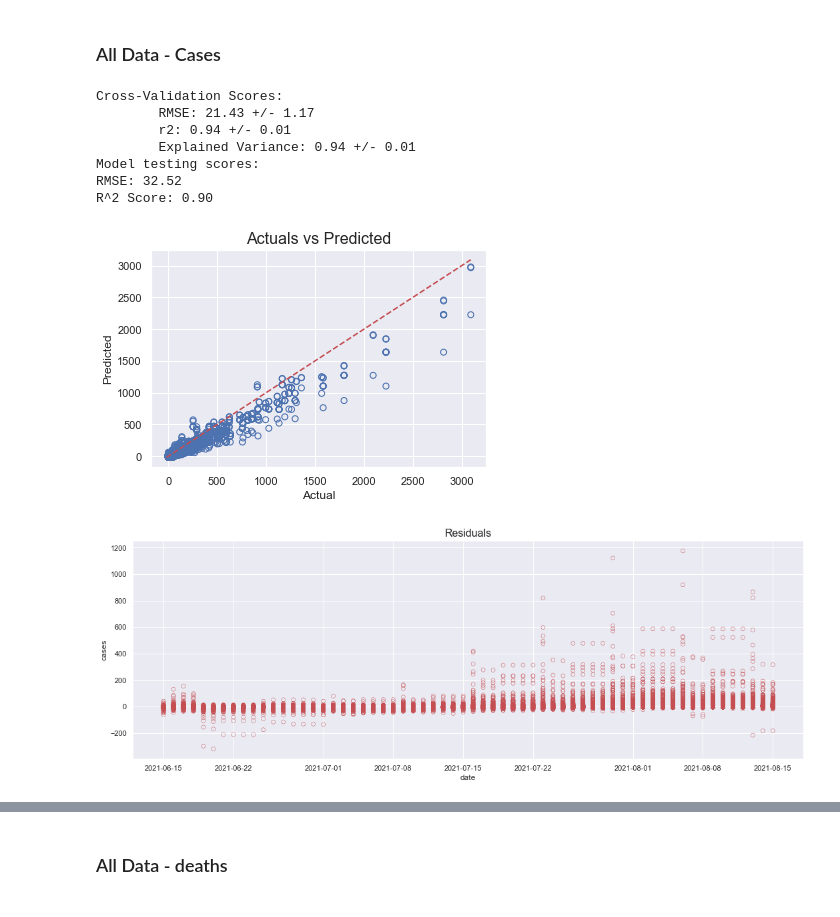
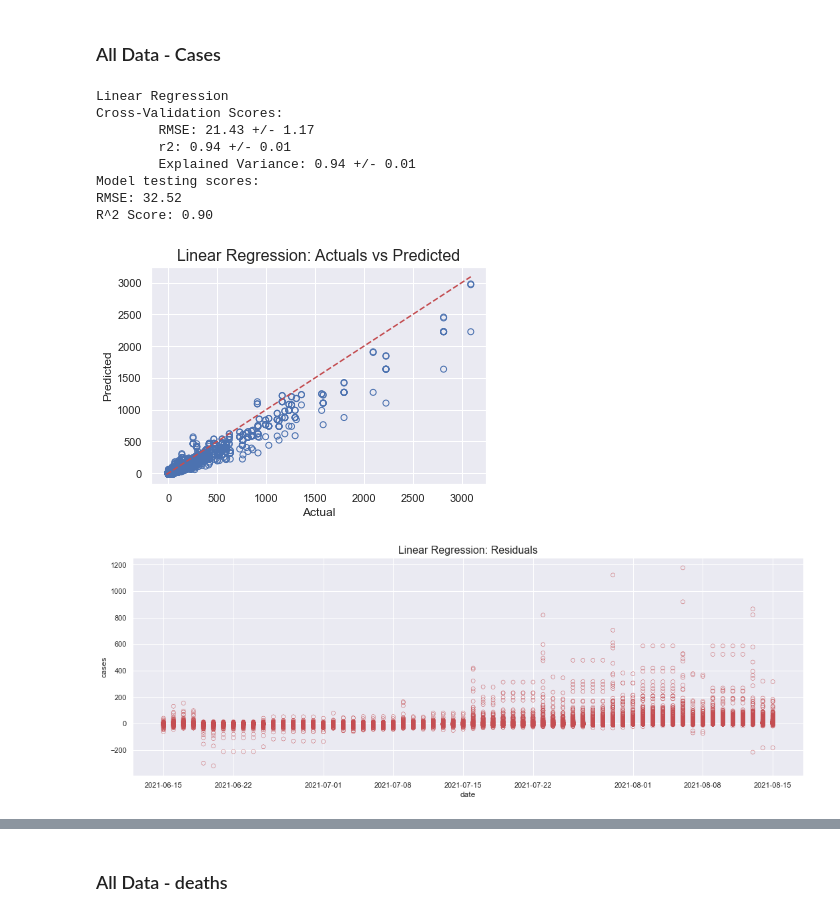
Before and after one commit to ehmartens/cs5644-project, a Jupyter notebook: Modeling Notebook.ipynb, the cells around one changed output, grey strips where cells are left out. Cells and saved outputs as stored; diff of their text form; code cells hidden in the pictures.

Commit message:
Updating modeling notebook

```diff
--- a/Modeling Notebook.ipynb
+++ b/Modeling Notebook.ipynb
@@ -74,20 +74,26 @@ X_train, y_train_cases, y_train_deaths, X_test, y_test_cases, y_test_deaths = mo
 # %% [markdown]
 ## Plotting functions
 # %%
-def plot_predictions(y_test, y_pred):
+def plot_predictions(y_test, y_pred, model_name=None):
     plt.scatter(y_test, y_pred, color='none', edgecolor='b')
     xymin = min(np.min(y_test), np.min(y_pred))
     xymax = max(np.max(y_test), np.max(y_pred))
     plt.plot([xymin, xymax],[xymin, xymax], color="r", linestyle="--")
     plt.xlabel('Actual')
     plt.ylabel('Predicted')
-    plt.title('Actuals vs Predicted', fontsize=16)
+    if model_name:
+        plt.title(f'{model_name}: Actuals vs Predicted', fontsize=16)
+    else:
+        plt.title('Actuals vs Predicted', fontsize=16)
     plt.show()
 
-def plot_residuals(X_test, residuals):
+def plot_residuals(X_test, residuals, model_name=None):
     plt.figure(figsize=(18, 6))
     sns.scatterplot(x=df['date'], y=residuals, color='none', edgecolor='r')
-    plt.title('Residuals', fontsize=16)
+    if model_name:
+        plt.title(f'{model_name}: Residuals', fontsize=16)
+    else:
+        plt.title('Residuals', fontsize=16)
     plt.show()
 # %% [markdown]
 ## Modeling functions
@@ -104,8 +110,8 @@ def run_full_pipeline(model, X_train, y_train, X_test, y_test, model_name=None):
     y_pred, rmse, r2 = modeler.test_model(model, X_train, y_train, X_test, y_test)
     residuals = (y_test - y_pred)
     # Plots
-    plot_predictions(y_test, y_pred)
-    plot_residuals(X_test, residuals)
+    plot_predictions(y_test, y_pred, model_name)
+    plot_residuals(X_test, residuals, model_name)
     return y_pred, residuals, rmse, r2
 # %% [markdown]
 ## Linear Regression
@@ -114,14 +120,15 @@ lm_model = LinearRegression()
 # %% [markdown]
 ### All Data - Cases
 # %%
-cases_pred, cases_residuals, cases_rmse, cases_r2 = run_full_pipeline(lm_model, X_train, y_train_cases, X_test, y_test_cases)
+cases_pred_lm, cases_residuals_lm, cases_rmse_lm, cases_r2_lm = run_full_pipeline(lm_model, X_train, y_train_cases, X_test, y_test_cases, 'Linear Regression')
 # %% [output]
+Linear Regression
 Cross-Validation Scores:
         RMSE: 21.43 +/- 1.17
         r2: 0.94 +/- 0.01
         Explained Variance: 0.94 +/- 0.01
 Model testing scores:
 RMSE: 32.52
 R^2 Score: 0.90
-[figure, old version]
+[figure, new version]
-[figure, old version]
+[figure, new version]
```
Also changed, not shown: parts of 38 cells of this notebook.
